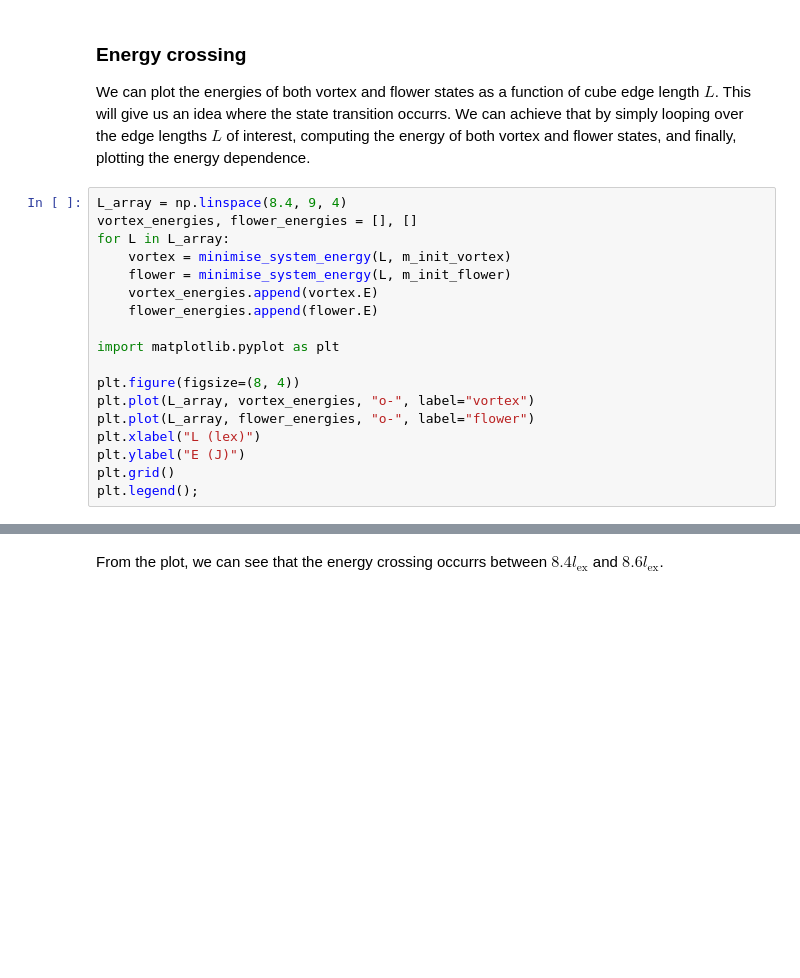
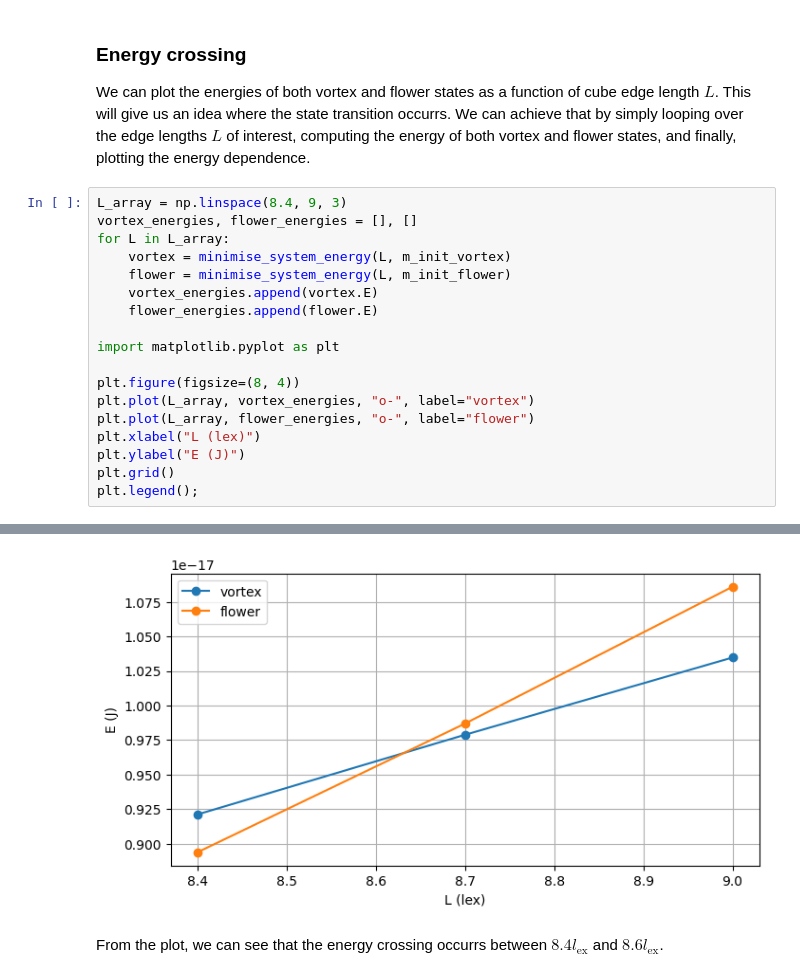
Before and after one commit to DavidLanders95/NeuralMagFork, a Jupyter notebook: docs/examples/standard-problem-3.ipynb, the cells around one changed output, grey strips where cells are left out. Cells and saved outputs as stored; diff of their text form; blank space fills up the shorter version.

```diff
--- a/docs/examples/standard-problem-3.ipynb
+++ b/docs/examples/standard-problem-3.ipynb
@@ -118,7 +119,7 @@ state = minimise_system_energy(8, m_init_flower)
 
 We can plot the energies of both vortex and flower states as a function of cube edge length $L$. This will give us an idea where the state transition occurrs. We can achieve that by simply looping over the edge lengths $L$ of interest, computing the energy of both vortex and flower states, and finally, plotting the energy dependence.
 # %%
-L_array = np.linspace(8.4, 9, 4)
+L_array = np.linspace(8.4, 9, 3)
 vortex_energies, flower_energies = [], []
 for L in L_array:
     vortex = minimise_system_energy(L, m_init_vortex)
@@ -147,3 +157,4 @@ plt.legend();
+[figure, added]
 # %% [markdown]
 From the plot, we can see that the energy crossing occurrs between $8.4l_\text{ex}$ and $8.6l_\text{ex}$.
 # %% [markdown]
```
Also changed, not shown: parts of 4 cells of this notebook, 2 other files.
